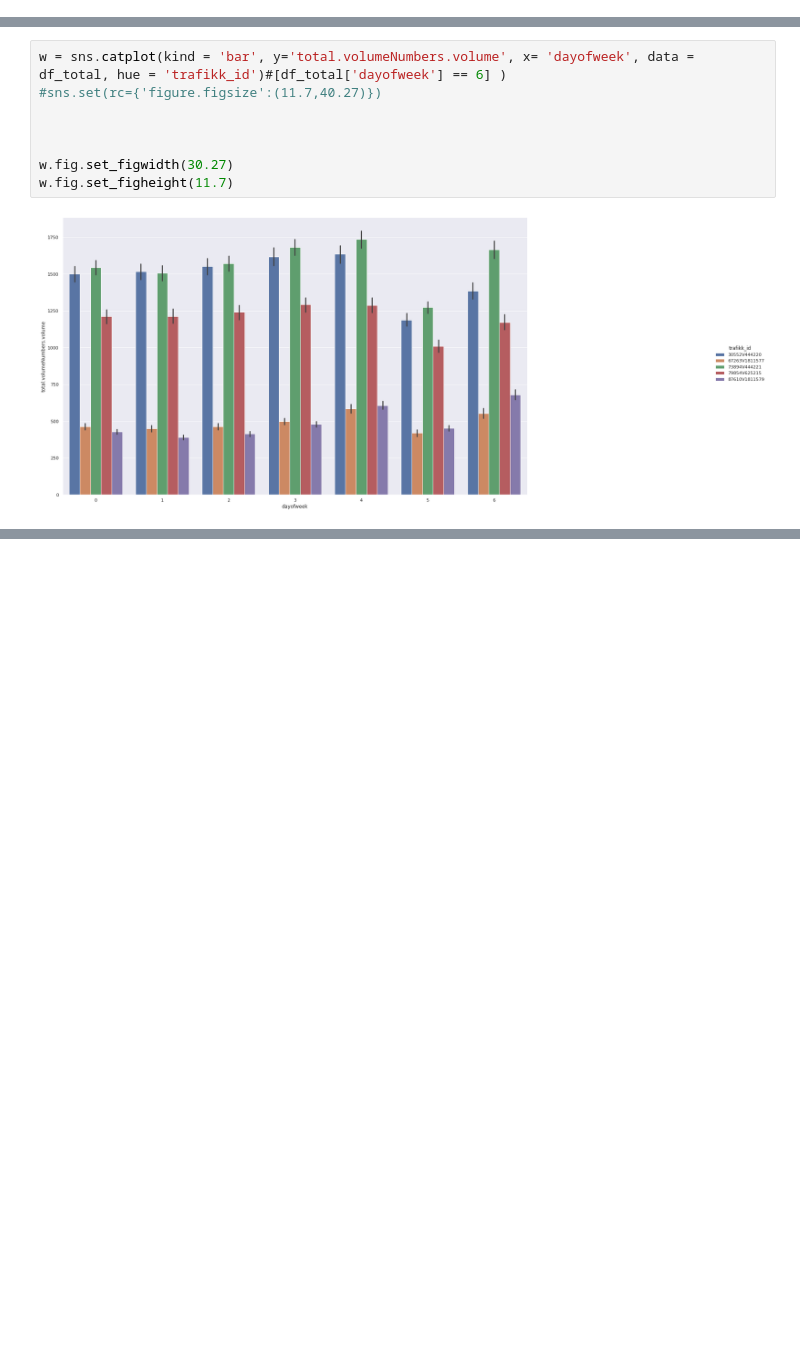
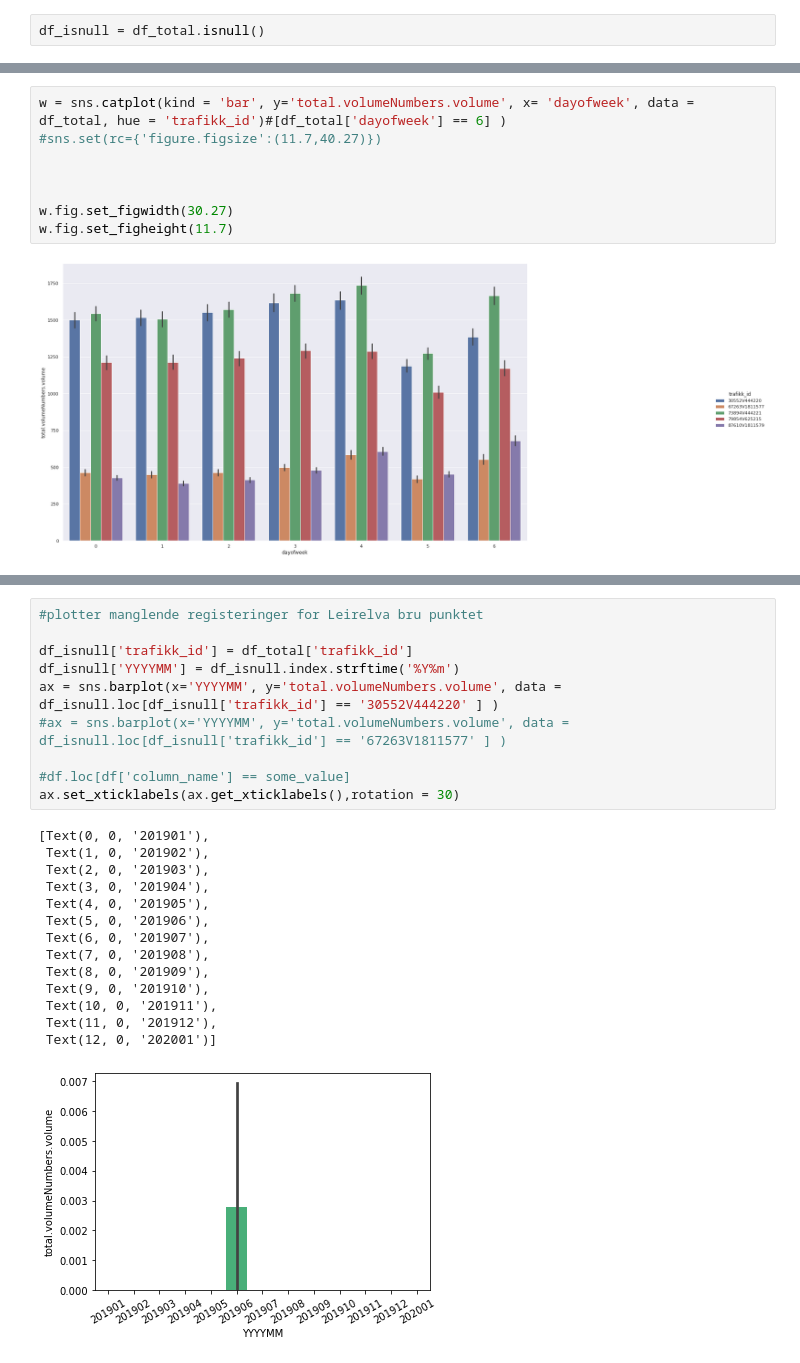
Before and after one commit to bjor2791/data-science-template, a Jupyter notebook: notebooks/E6_oslo_mogreina.ipynb, the cells around one changed output, grey strips where cells are left out. Saved outputs shown, nothing was run; the diff lists cells and outputs as text; blank space fills up the shorter version.

Commit message:
analyse av manglende data

```diff
--- a/notebooks/E6_oslo_mogreina.ipynb
+++ b/notebooks/E6_oslo_mogreina.ipynb
@@ -255,6 +250,8 @@ df_total[df_total['dayofweek'] == 1]
 | 2019-12-31 22:00:00+00:00 | 87610V1811579 | 72.0 | 4.0 | 1.0 | 0.0 | ... |
 | 2019-12-31 23:00:00+00:00 | 87610V1811579 | 85.0 | 2.0 | 2.0 | 0.0 | ... |
 6084 rows × 9 columns
+# %%
+df_isnull = df_total.isnull()
 # %%
 
 
@@ -286,0 +318,25 @@ ValueError: cannot reindex from a duplicate axis
+# %%
+#plotter manglende registeringer for Leirelva bru punktet
+
+df_isnull['trafikk_id'] = df_total['trafikk_id']
+df_isnull['YYYYMM'] = df_isnull.index.strftime('%Y%m')
+ax = sns.barplot(x='YYYYMM', y='total.volumeNumbers.volume', data = df_isnull.loc[df_isnull['trafikk_id'] == '30552V444220' ] )
+#ax = sns.barplot(x='YYYYMM', y='total.volumeNumbers.volume', data = df_isnull.loc[df_isnull['trafikk_id'] == '67263V1811577' ] )
+
+#df.loc[df['column_name'] == some_value]
+ax.set_xticklabels(ax.get_xticklabels(),rotation = 30)
+# %% [output]
+[Text(0, 0, '201901'),
+ Text(1, 0, '201902'),
+ Text(2, 0, '201903'),
+ Text(3, 0, '201904'),
+ Text(4, 0, '201905'),
+ Text(5, 0, '201906'),
+ Text(6, 0, '201907'),
+ Text(7, 0, '201908'),
+ Text(8, 0, '201909'),
+ Text(9, 0, '201910'),
+ Text(10, 0, '201911'),
+ Text(11, 0, '201912'),
+ Text(12, 0, '202001')]
+[figure, added]
```
Also changed, not shown: parts of 16 cells of this notebook.
